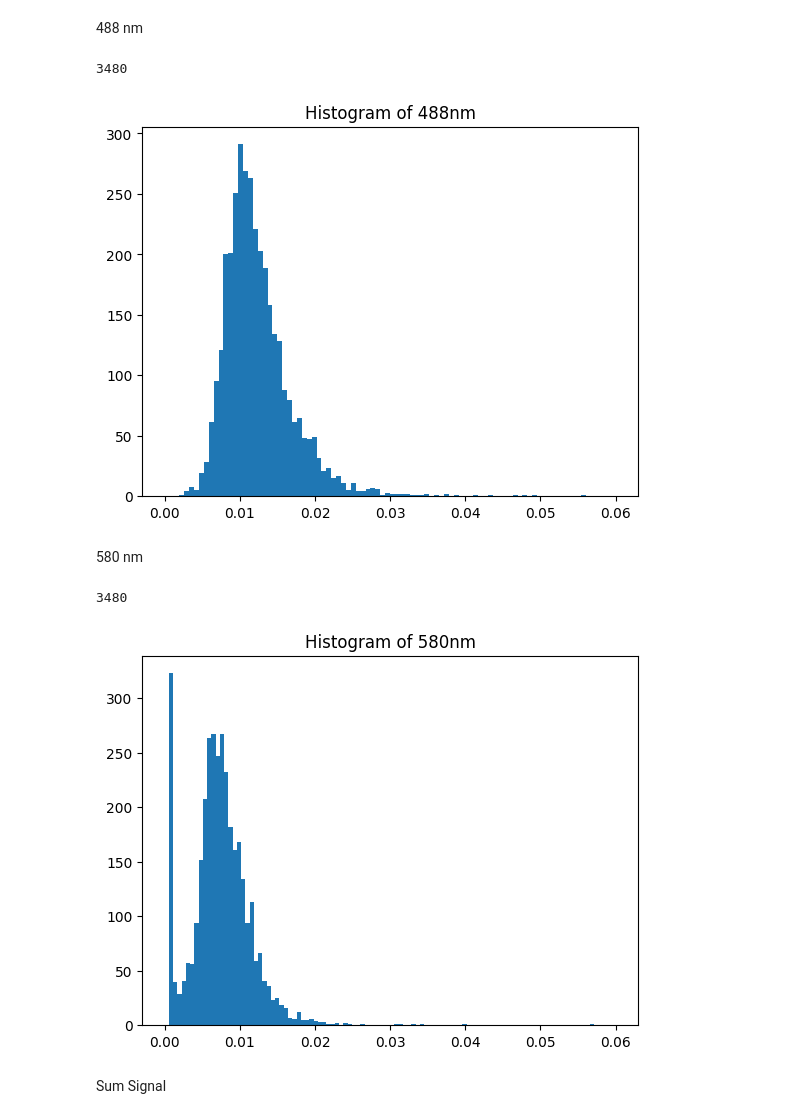
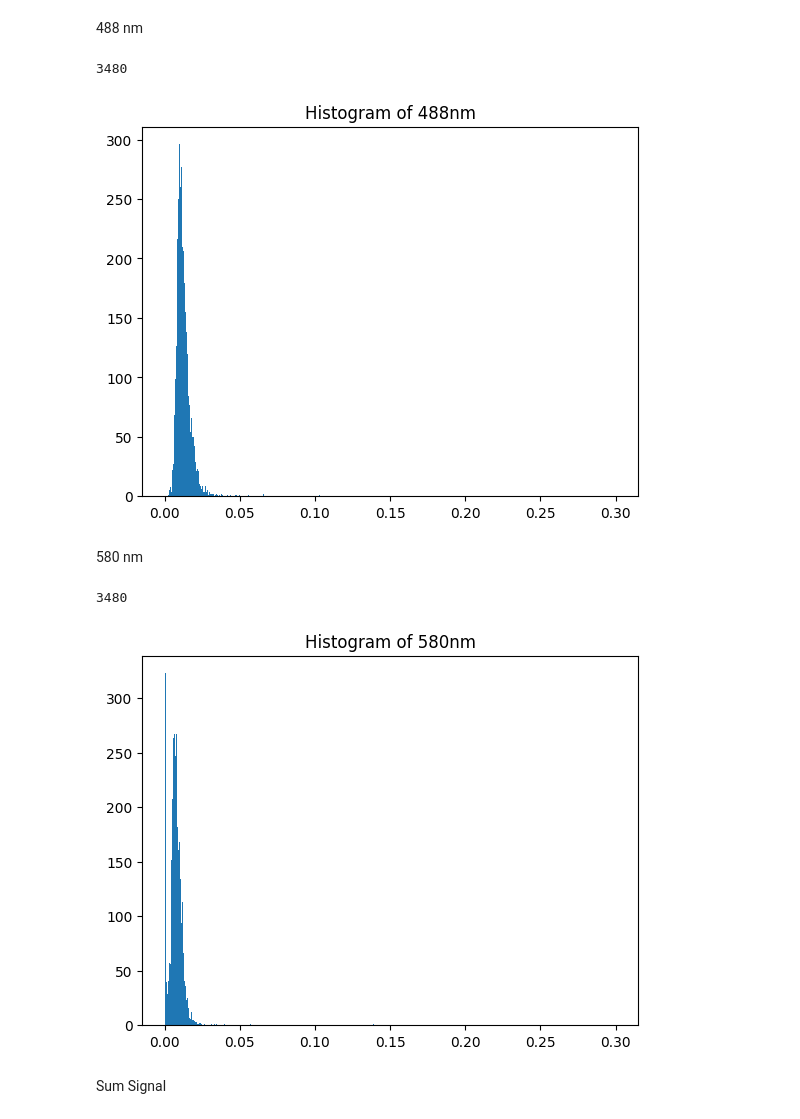
Before and after one commit to michael-miftek/testing, a Jupyter notebook: histograms/histogram.ipynb, the cells around one changed output. Drawn from its saved outputs; the diff is of its cells as text; code cells hidden in the pictures.

```diff
--- a/histograms/histogram.ipynb
+++ b/histograms/histogram.ipynb
@@ -47,11 +47,11 @@ y488 = (0.015246425062652768, 0.009472469522925138, 0.013944314668947286, 0.0124
 print(len(y488))
 hist, bin_edges = np.histogram(y488, bins='auto')
-plt.hist(y488, bins='auto', range=[0,0.06])
+plt.hist(y488, bins='auto', range=[0,0.3])
 plt.title("Histogram of 488nm")
 plt.show()
 # %% [output]
 3480
-[figure, old version]
+[figure, new version]
 # %% [markdown]
 580 nm
 # %%
@@ -78,10 +78,10 @@ y580 = (0.005686934497300231, 0.004837928980218125, 0.007781296708177208, 0.0075
 print(len(y580))
 hist, bin_edges = np.histogram(y580, bins='auto')
-plt.hist(y580, bins='auto', range=[0.00,0.06])
+plt.hist(y580, bins='auto', range=[0.00,0.3])
 plt.title("Histogram of 580nm")
 plt.show()
 # %% [output]
 3480
-[figure, old version]
+[figure, new version]
 # %% [markdown]
 Sum Signal
```
